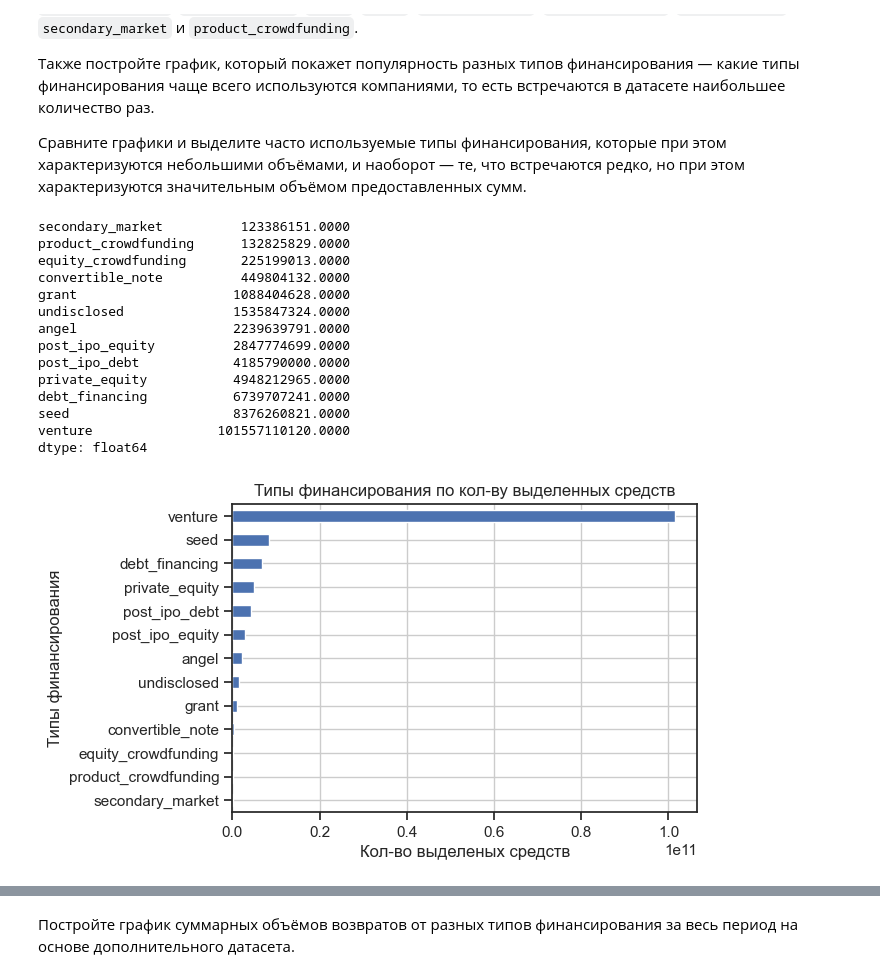
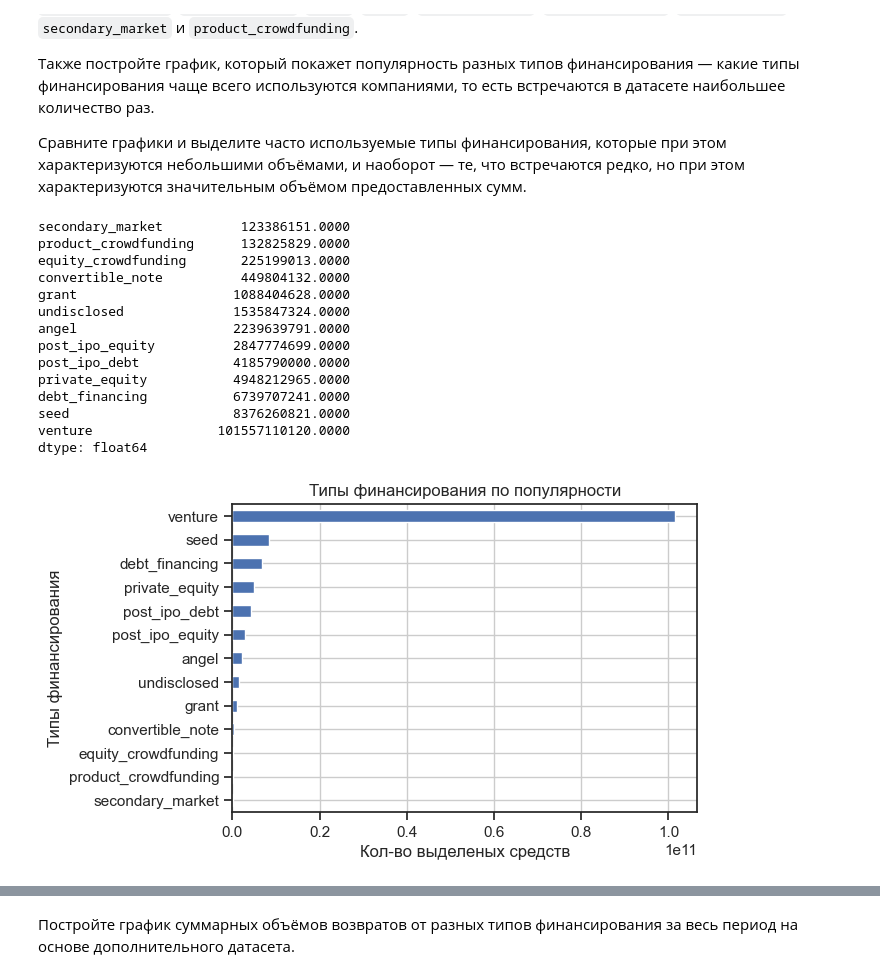
Before and after one commit to CAH0/startup-funding-analysis, a Jupyter notebook: startup_funding_analysis.ipynb, the cells around one changed output, grey strips where cells are left out. Saved outputs shown, nothing was run; the diff lists cells and outputs as text; code cells hidden in the pictures.

```diff
--- a/startup_funding_analysis.ipynb
+++ b/startup_funding_analysis.ipynb
@@ -774,35 +774,35 @@ funding_types = [
 
 amount = df[funding_types].sum().sort_values(ascending=True)
 
 print(amount)
 
 plt.figure(figsize=(6,4))
 
 amount.plot(
     kind='barh',
-    title = 'Типы финансирования по кол-ву выделенных средств',
+    title = 'Типы финансирования по популярности',
 )
 
 plt.grid()
 plt.ylabel('Типы финансирования')
 plt.xlabel('Кол-во выделеных средств')
 plt.show()
 # %% [output]
 secondary_market          123386151.0000
 product_crowdfunding      132825829.0000
 equity_crowdfunding       225199013.0000
 convertible_note          449804132.0000
 grant                    1088404628.0000
 undisclosed              1535847324.0000
 angel                    2239639791.0000
 post_ipo_equity          2847774699.0000
 post_ipo_debt            4185790000.0000
 private_equity           4948212965.0000
 debt_financing           6739707241.0000
 seed                     8376260821.0000
 venture                101557110120.0000
 dtype: float64
-[figure, old version]
+[figure, new version]
 # %%
 
 popularity = (df[funding_types] > 0).sum().sort_values(ascending=False)
```
Also changed, not shown: parts of 14 cells of this notebook.
